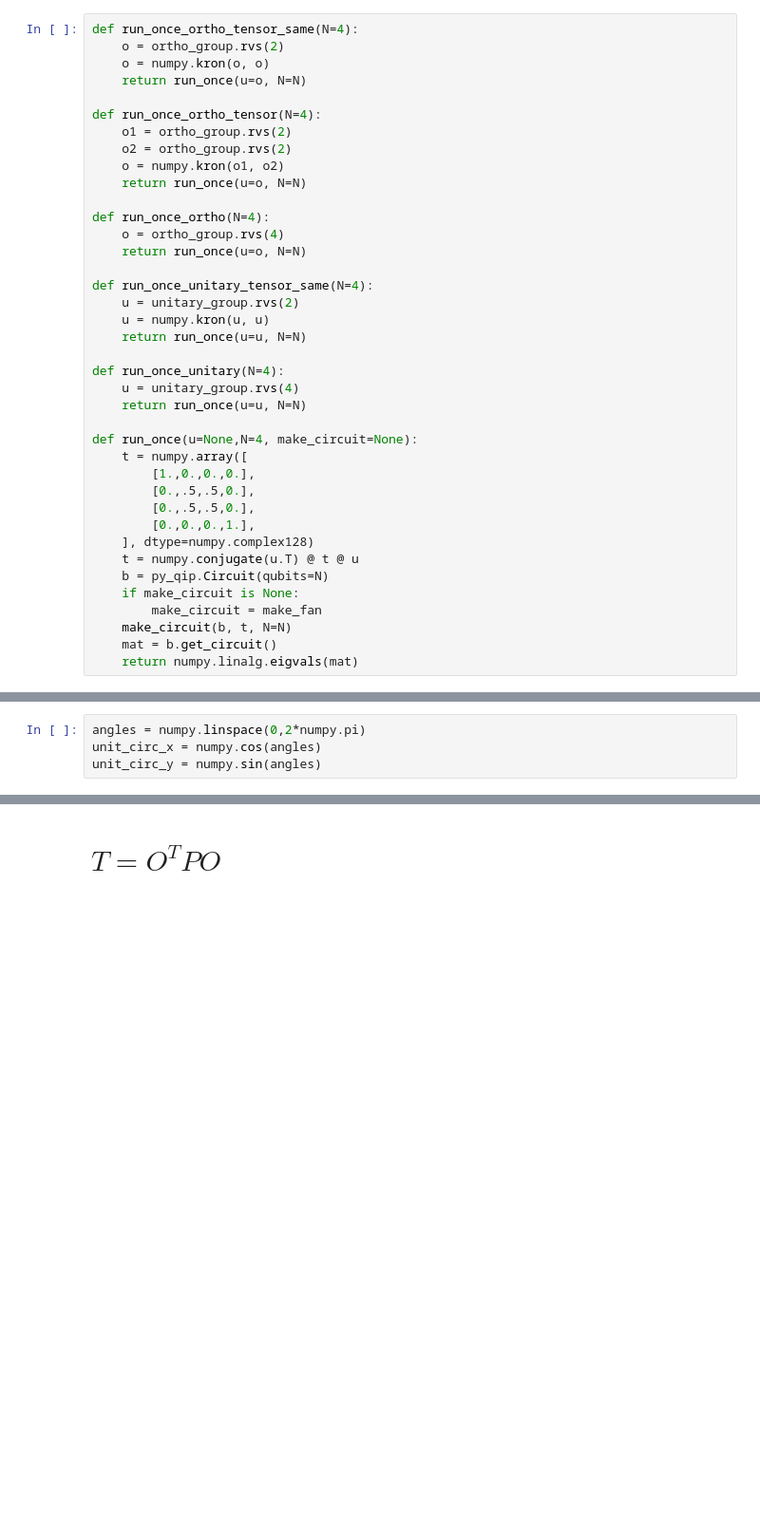
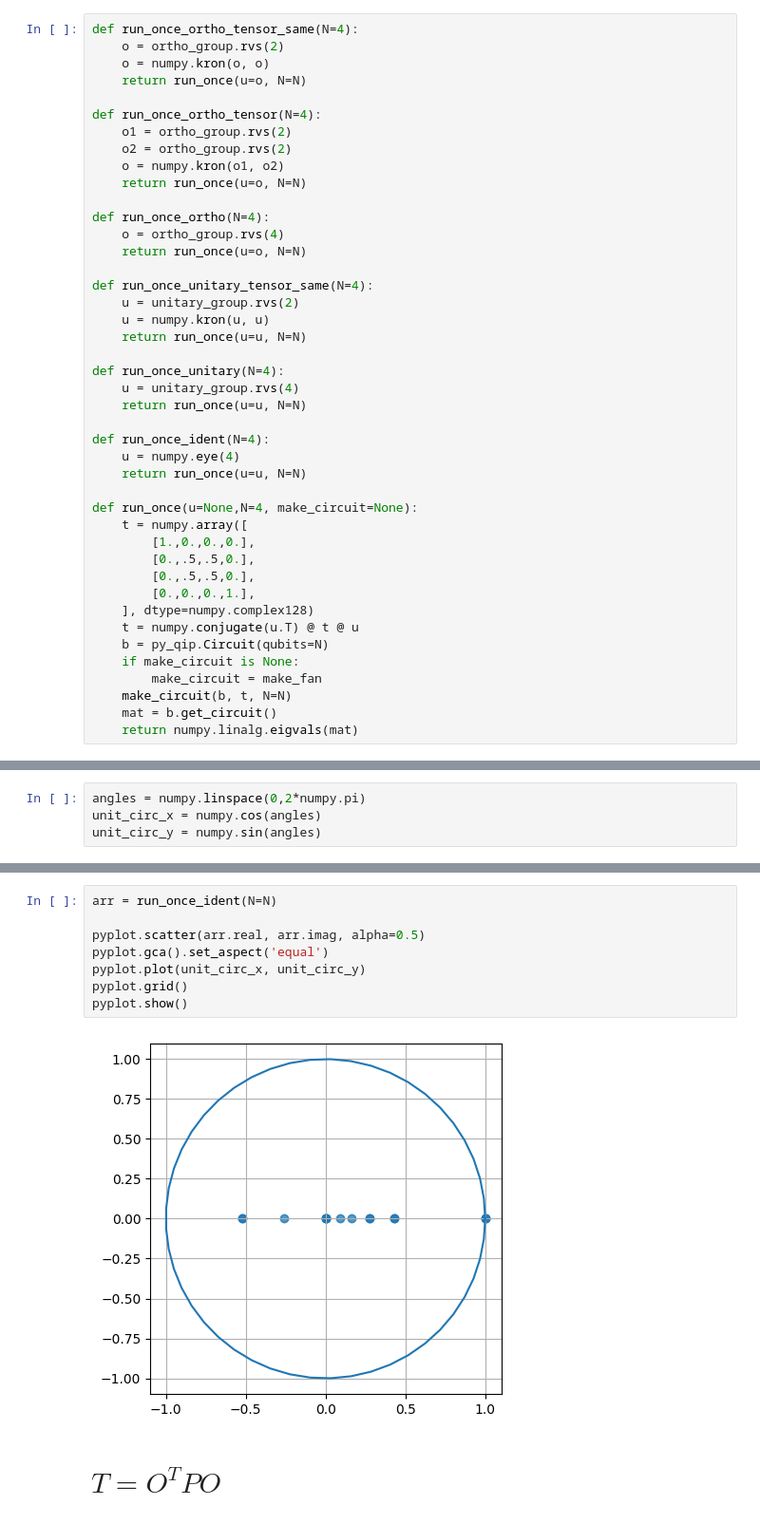
Before and after one commit to Renmusxd/SimpleUnitaryBuilder, a Jupyter notebook: jupyter/TestProjectors.ipynb, the cells around one changed output, grey strips where cells are left out. Shown: that part at 95% size. Saved outputs shown, nothing was run; the diff lists cells and outputs as text; blank space fills up the shorter version.

```diff
--- a/jupyter/TestProjectors.ipynb
+++ b/jupyter/TestProjectors.ipynb
@@ -215,6 +215,10 @@ def run_once_unitary(N=4):
     u = unitary_group.rvs(4)
     return run_once(u=u, N=N)
 
+def run_once_ident(N=4):
+    u = numpy.eye(4)
+    return run_once(u=u, N=N)
+
 def run_once(u=None,N=4, make_circuit=None):
     t = numpy.array([
         [1.,0.,0.,0.],
@@ -279,3 +285,13 @@ unit_circ_y = numpy.sin(angles)
+# %%
+arr = run_once_ident(N=N)
+
+pyplot.scatter(arr.real, arr.imag, alpha=0.5)
+pyplot.gca().set_aspect('equal')
+pyplot.plot(unit_circ_x, unit_circ_y)
+pyplot.grid()
+pyplot.show()
+# %% [output]
+[figure, added]
 # %% [markdown]
 # $T = O^T P O$
 # %%
```
Also changed, not shown: parts of 1 cell of this notebook.
